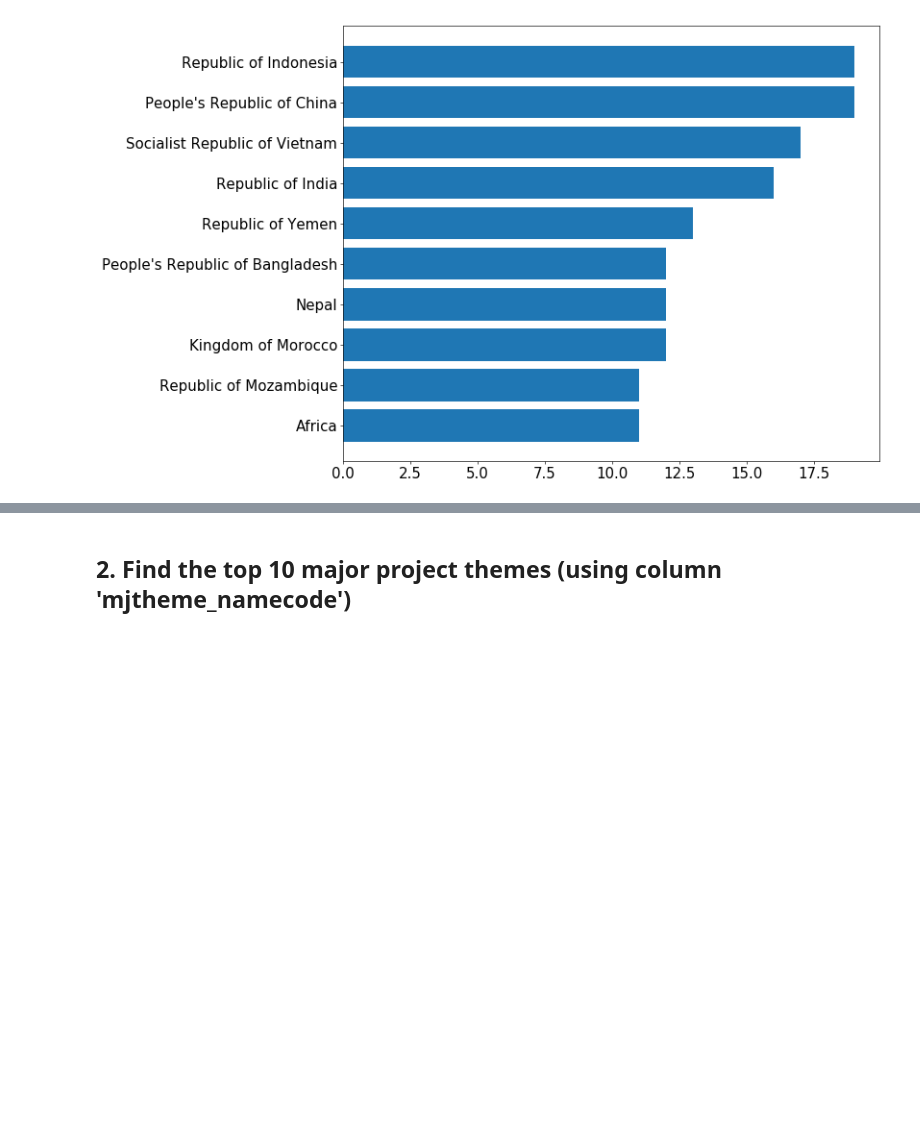
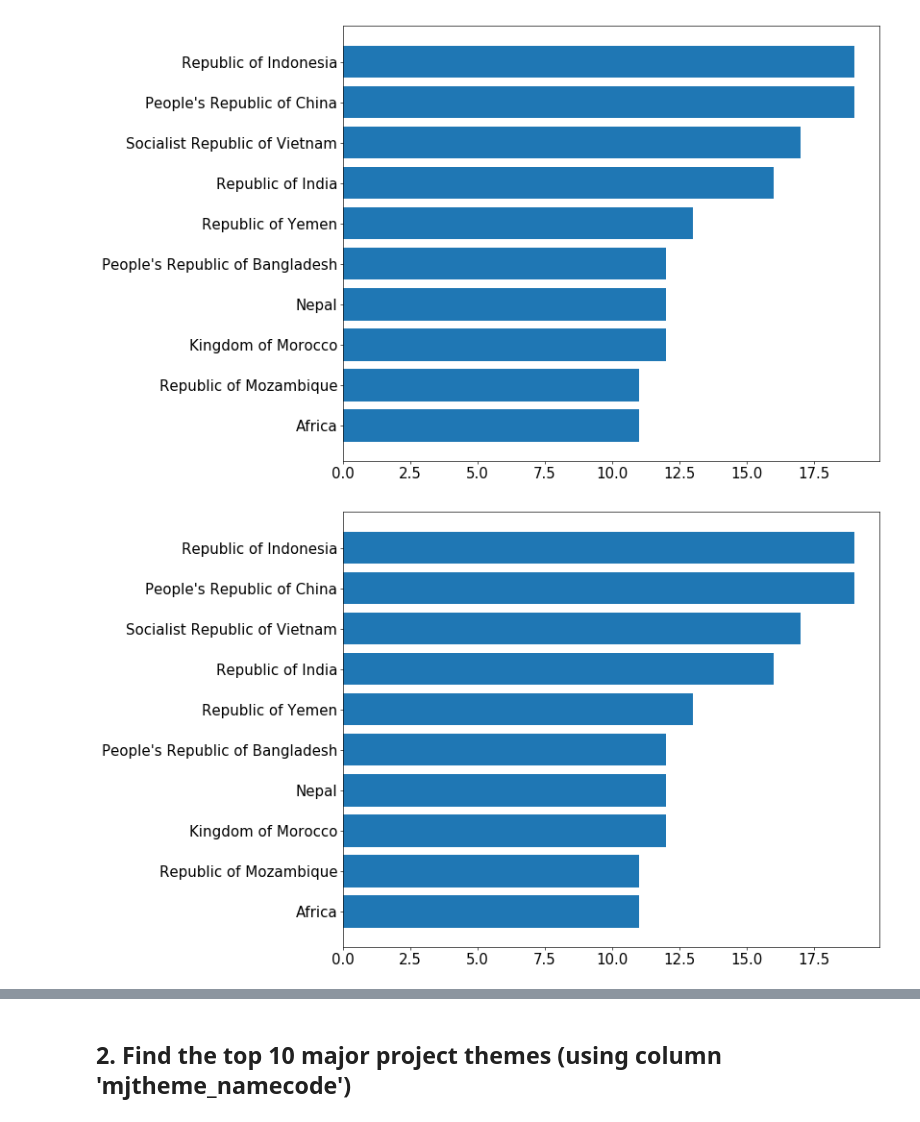
Before and after one commit to ZOvanesyan/Springboard, a Jupyter notebook: data_wrangling_json/sliderule_dsi_json_exercise.ipynb, the cells around one changed output, grey strips where cells are left out. Saved outputs shown, nothing was run; the diff lists cells and outputs as text; code cells hidden in the pictures; blank space fills up the shorter version.

Commit message:
observations regarding the JSON project

```diff
--- a/data_wrangling_json/sliderule_dsi_json_exercise.ipynb
+++ b/data_wrangling_json/sliderule_dsi_json_exercise.ipynb
@@ -71,6 +85,24 @@ plt.yticks(range(len(countries)), countries, rotation='horizontal')
 plt.show()
 # %% [output]
 [figure]
+# %%
+# Plot 10 countries with most projects
+
+nprojects = list(json_df['countryname'].value_counts().head(10).values) # [:] is redundant, also .values could be used
+countries = list(json_df['countryname'].value_counts().head(10).index)
+
+nprojects, countries = zip(*sorted(zip(nprojects, countries))) # nice!
+
+plt.rcParams['font.size'] = 18.0
+fig=plt.figure(figsize=(12, 10), dpi= 60)
+
+plt.barh(range(len(countries)), nprojects)
+plt.setp(plt.yticks()[1], rotation=0)
+
+plt.yticks(range(len(countries)), countries, rotation='horizontal')
+plt.show()
+# %% [output]
+[figure, added]
 # %%
 # List 10 countries with most project
 
```
Also changed, not shown: parts of 5 cells of this notebook.
